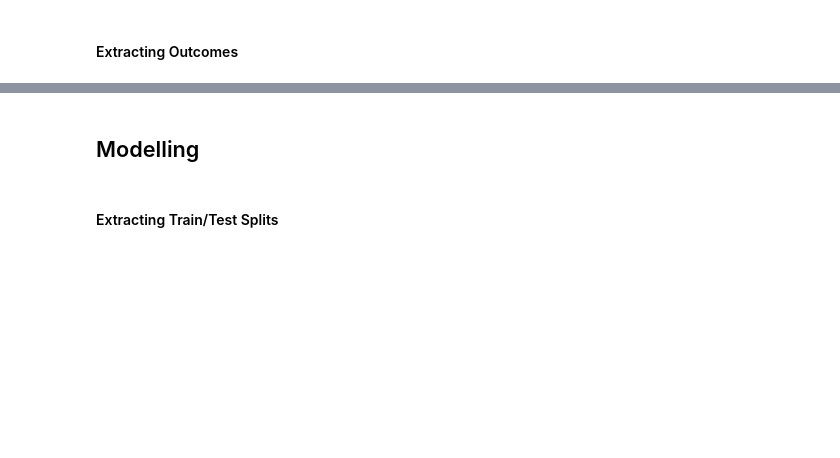
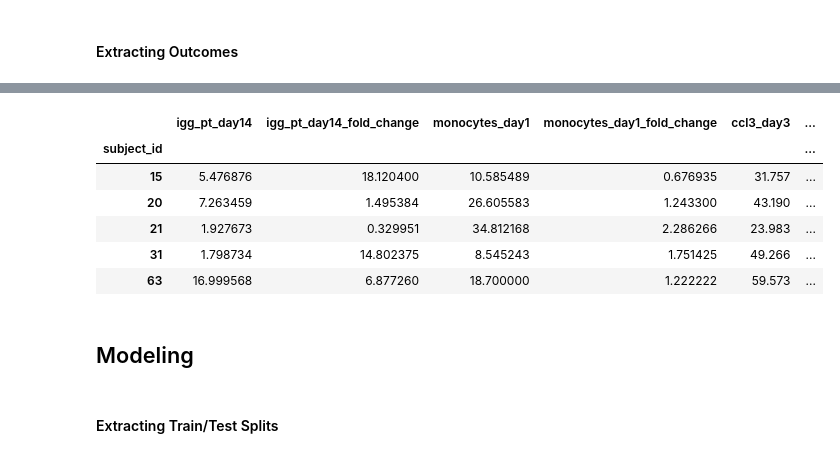
Before and after one commit to joreynajr/cmi-pb-challenge-winter-24-45, a Jupyter notebook: workflow/notebooks/models-with-harmonized-data/Model-Devel-With-Jive-Factors.ipynb, the cells around one changed output, grey strips where cells are left out. Saved outputs shown, nothing was run; the diff lists cells and outputs as text; code cells hidden in the pictures; blank space fills up the shorter version.

```diff
--- a/workflow/notebooks/models-with-harmonized-data/Model-Devel-With-Jive-Factors.ipynb
+++ b/workflow/notebooks/models-with-harmonized-data/Model-Devel-With-Jive-Factors.ipynb
@@ -98,5 +144,15 @@ outcomes.shape
+# %%
+outcomes.head()
+# %% [output]
+|  | igg_pt_day14 | igg_pt_day14_fold_change | monocytes_day1 | monocytes_day1_fold_change | ccl3_day3 | ... |
+| subject_id |  |  |  |  |  | ... |
+| 15 | 5.476876 | 18.120400 | 10.585489 | 0.676935 | 31.757 | ... |
+| 20 | 7.263459 | 1.495384 | 26.605583 | 1.243300 | 43.190 | ... |
+| 21 | 1.927673 | 0.329951 | 34.812168 | 2.286266 | 23.983 | ... |
+| 31 | 1.798734 | 14.802375 | 8.545243 | 1.751425 | 49.266 | ... |
+| 63 | 16.999568 | 6.877260 | 18.700000 | 1.222222 | 59.573 | ... |
 # %% [markdown]
-## Modelling
+## Modeling
 # %% [markdown]
 #### Extracting Train/Test Splits
 # %%
```
Also changed, not shown: parts of 14 cells of this notebook, 2 other files.
